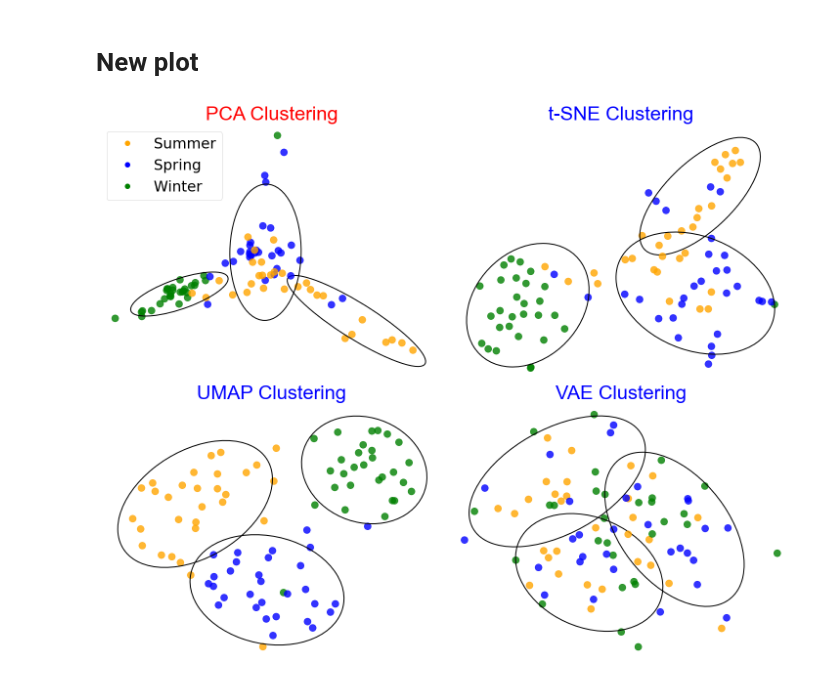
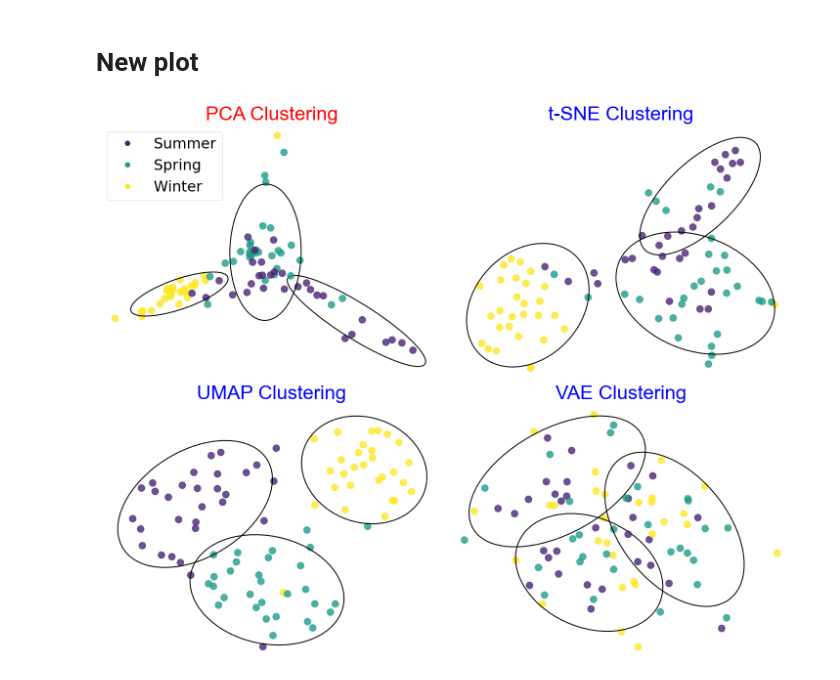
Before and after one commit to henrysun9074/fishics, a Jupyter notebook: dim-reduction/kmeans.ipynb, the cells around one changed output. Saved outputs shown, nothing was run; the diff lists cells and outputs as text; code cells hidden in the pictures.

Commit message:
TEST new plot

```diff
--- a/dim-reduction/kmeans.ipynb
+++ b/dim-reduction/kmeans.ipynb
@@ -234,18 +234,22 @@ plt.show()
 import numpy as np
 import matplotlib.pyplot as plt
 from matplotlib.patches import Ellipse
+from matplotlib.cm import get_cmap
 
 def plot_dates_subplot(ax, data, method_name, labels, dates, show_legend=False):
-    # Define colors for seasons
+    # Define colors for seasons using the viridis colormap
+    cmap = get_cmap('viridis')
+
+    # Create a map from dates to seasons
     date_season_map = {
         '8/1/23': 'Summer',
         '6/1/23': 'Spring',
         '2/1/24': 'Winter'
     }
     season_colors = {
-        'Summer': 'orange',
-        'Spring': 'blue',
-        'Winter': 'green'
+        'Summer': cmap(0.1),  # Customize these values based on the colormap
+        'Spring': cmap(0.55),
+        'Winter': cmap(1.1)
     }
     seasons = [date_season_map[date] for date in dates]
     colors = [season_colors[season] for season in seasons]
@@ -271,33 +275,33 @@ def plot_dates_subplot(ax, data, method_name, labels, dates, show_legend=False):
     ax.axis('off')
 
     # Set title with big font and color
-    hfont = {'fontname':'Arial'}
+    hfont = {'fontname': 'Arial'}
     title_color = 'red' if method_name == 'PCA' else 'blue'
     ax.set_title(f'{method_name} Clustering', fontsize=40, color=title_color, **hfont)
 
     # Show legend only if specified
     if show_legend:
         legend_labels = [plt.Line2D([0], [0], marker='o', color=color, linestyle='', markersize=10) for season, color in season_colors.items()]
         ax.legend(legend_labels, season_colors.keys(), loc='upper left', fontsize=30)
 
 # Create a figure with 2x2 subplots
 fig, axs = plt.subplots(2, 2, figsize=(20, 16))
 
 # Plot clusters and dates for t-SNE with legend
 plot_dates_subplot(axs[0, 1], tsne_data, tsne_metrics['Method'], tsne_metrics['Labels'], tsne_metrics['Dates'])
 
 # Plot clusters and dates for PCA without legend
 plot_dates_subplot(axs[0, 0], pca_data, pca_metrics['Method'], pca_metrics['Labels'], pca_metrics['Dates'], show_legend=True)
 
 # Plot clusters and dates for VAE without legend
 plot_dates_subplot(axs[1, 1], vae_data, vae_metrics['Method'], vae_metrics['Labels'], vae_metrics['Dates'])
 
 # Plot clusters and dates for UMAP without legend
 plot_dates_subplot(axs[1, 0], umap_data, umap_metrics['Method'], umap_metrics['Labels'], umap_metrics['Dates'])
 
 # Adjust layout
 plt.tight_layout()
 plt.show()
 # plt.savefig('all_clusters.png', bbox_inches='tight', pad_inches=0.5)
 # %% [output]
-[figure, old version]
+[figure, new version]
```
